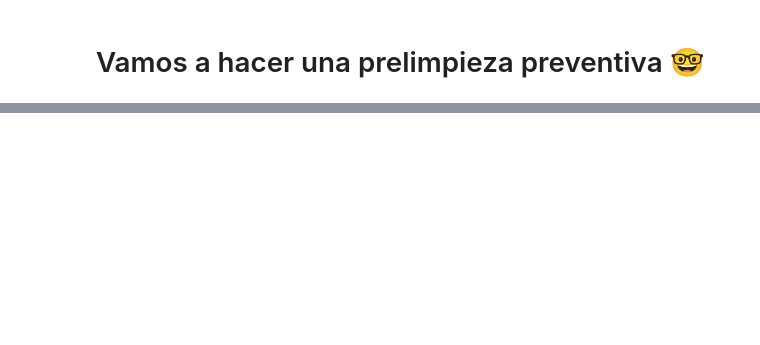
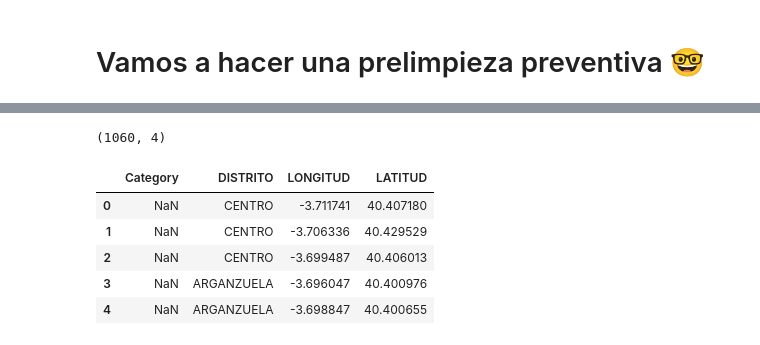
Before and after one commit to luciaahab/Biblio_reference, a Jupyter notebook: own_code.ipynb, the cells around one changed output, grey strips where cells are left out. Drawn from its saved outputs; the diff is of its cells as text; code cells hidden in the pictures; blank space fills up the shorter version.

```diff
--- a/own_code.ipynb
+++ b/own_code.ipynb
@@ -208,0 +418,13 @@ FileNotFoundError: [Errno 2] No such file or directory: '../infinite_datasets/30
+# %%
+cositas.shape  #Con esto va
+# %% [output]
+(1060, 4)
+# %%
+cositas.head()
+# %% [output]
+|  | Category | DISTRITO | LONGITUD | LATITUD |
+| 0 | NaN | CENTRO | -3.711741 | 40.407180 |
+| 1 | NaN | CENTRO | -3.706336 | 40.429529 |
+| 2 | NaN | CENTRO | -3.699487 | 40.406013 |
+| 3 | NaN | ARGANZUELA | -3.696047 | 40.400976 |
+| 4 | NaN | ARGANZUELA | -3.698847 | 40.400655 |
```
Also changed, not shown: parts of 21 cells of this notebook, 1 other file.
